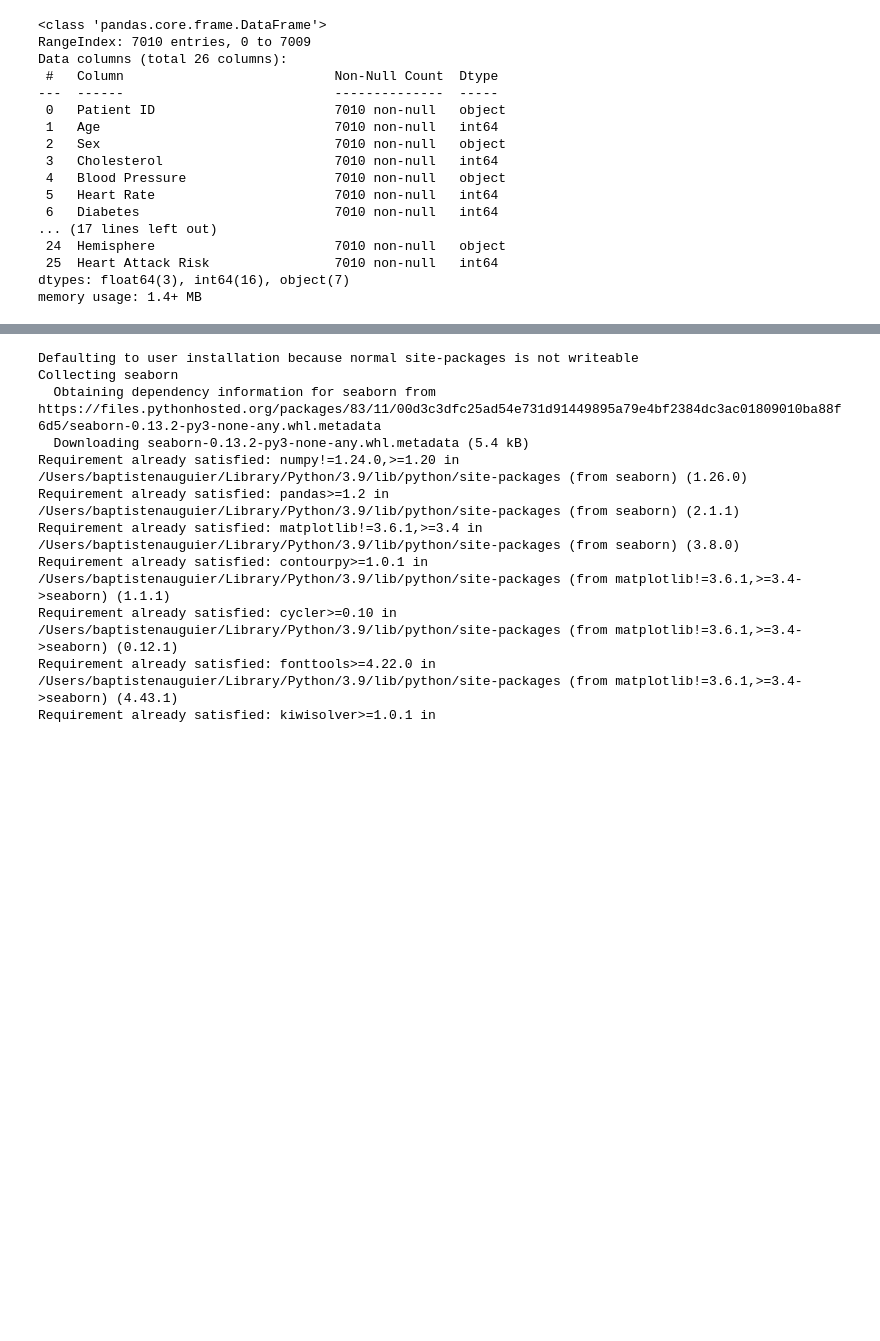
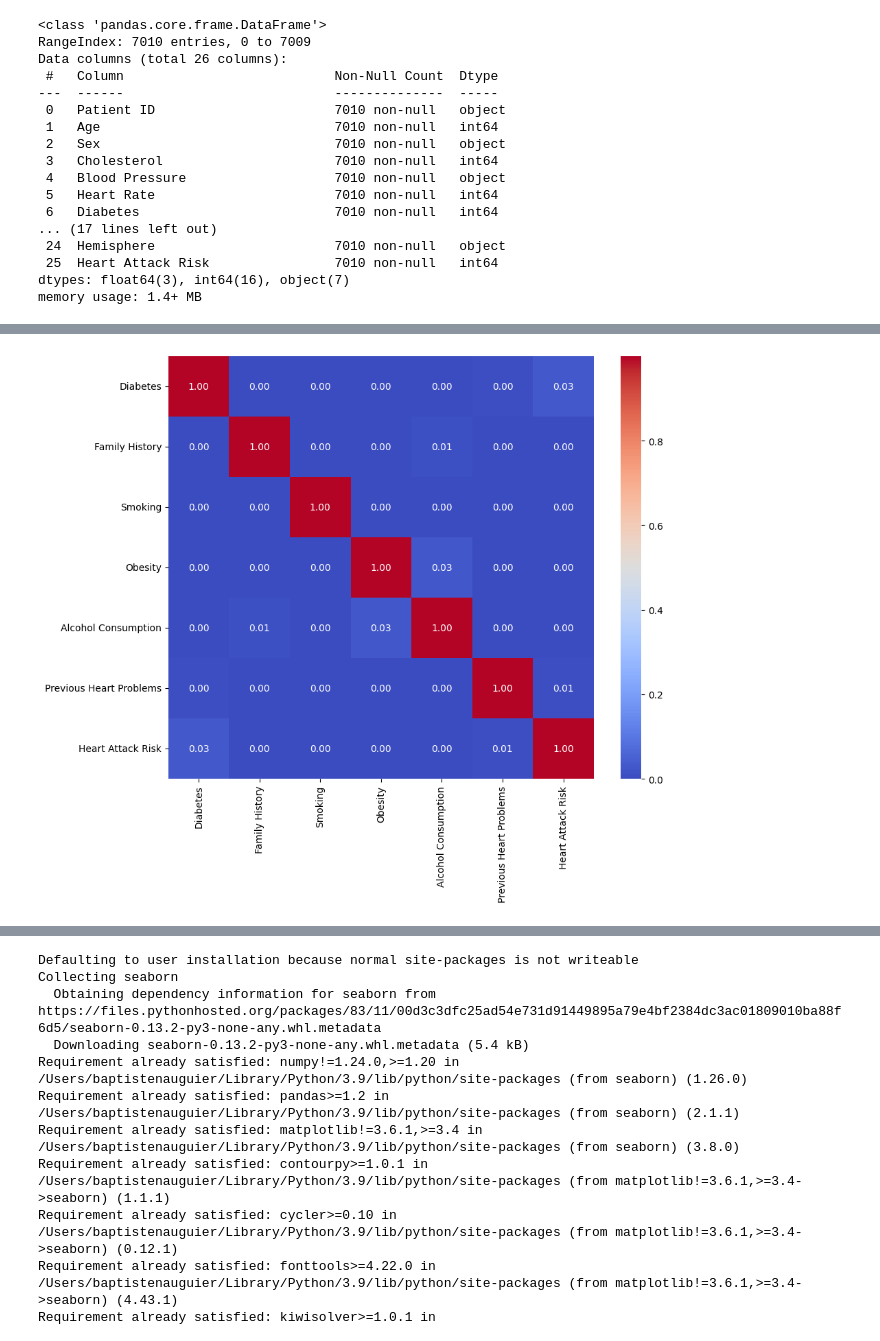
Before and after one commit to Grismonde/PosterM2, a Jupyter notebook: Code_Baptiste_V0.ipynb, the cells around one changed output, grey strips where cells are left out. Saved outputs shown, nothing was run; the diff lists cells and outputs as text; code cells hidden in the pictures; blank space fills up the shorter version.

```diff
--- a/Code_Baptiste_V0.ipynb
+++ b/Code_Baptiste_V0.ipynb
@@ -80,0 +112,14 @@ trainCorr_numeric.corr(method='spearman')
+# %%
+# Définir l'ordre des catégories
+from pandas.api.types import CategoricalDtype
+cat_type = CategoricalDtype(categories=[0,1], ordered=True)
+
+# Liste des colonnes à convertir
+cols = ['Diabetes', 'Family History', 'Smoking', 'Obesity', 'Alcohol Consumption', 'Previous Heart Problems', 'Heart Attack Risk']
+
+# Convertir les colonnes en type qualitatif ordinal
+for col in cols:
+    train[col] = train[col].astype(cat_type)
+
+print(train.dtypes)
+train.head()
@@ -80,0 +150,40 @@ trainCorr_numeric.corr(method='spearman')
+# %%
+import numpy as np
+from scipy.stats import chi2_contingency
+
+
+# nous utilisons le V de cramer car nos observations sont ici qualitative et indépendante et nous avons une matrice
+# carré
+
+def cramers_v(x, y):
+    confusion_matrix = pd.crosstab(x, y)
+    chi2 = chi2_contingency(confusion_matrix)[0]
+    n = confusion_matrix.sum().sum()
+    phi2 = chi2 / n
+    r, k = confusion_matrix.shape
+    phi2corr = max(0, phi2 - ((k-1)*(r-1))/(n-1))
+    rcorr = r - ((r-1)**2)/(n-1)
+    kcorr = k - ((k-1)**2)/(n-1)
+    return np.sqrt(phi2corr / min((kcorr-1), (rcorr-1)))
+
+
+cols = ['Diabetes', 'Family History', 'Smoking', 'Obesity', 'Alcohol Consumption', 'Previous Heart Problems', 'Heart Attack Risk']
+cramers_v_matrix = pd.DataFrame(index=cols, columns=cols)
+
+for col1 in cols:
+    for col2 in cols:
+        cramers_v_matrix.loc[col1, col2] = cramers_v(train[col1], train[col2])
+
+import seaborn as sns
+import matplotlib.pyplot as plt
+
+cramers_v_matrix = cramers_v_matrix.astype(float)
+
+plt.figure(figsize=(10, 8))
+sns.heatmap(cramers_v_matrix, annot=True, fmt=".2f", cmap='coolwarm')
+plt.show()
+
+# les coefficient avec 2 fois la même variable ne sont pas à 1 car nous avons une correction de la continuité pour
+# faire face au sous effectif.
+# %% [output]
+[figure, added]
```
Also changed, not shown: parts of 4 cells of this notebook.
